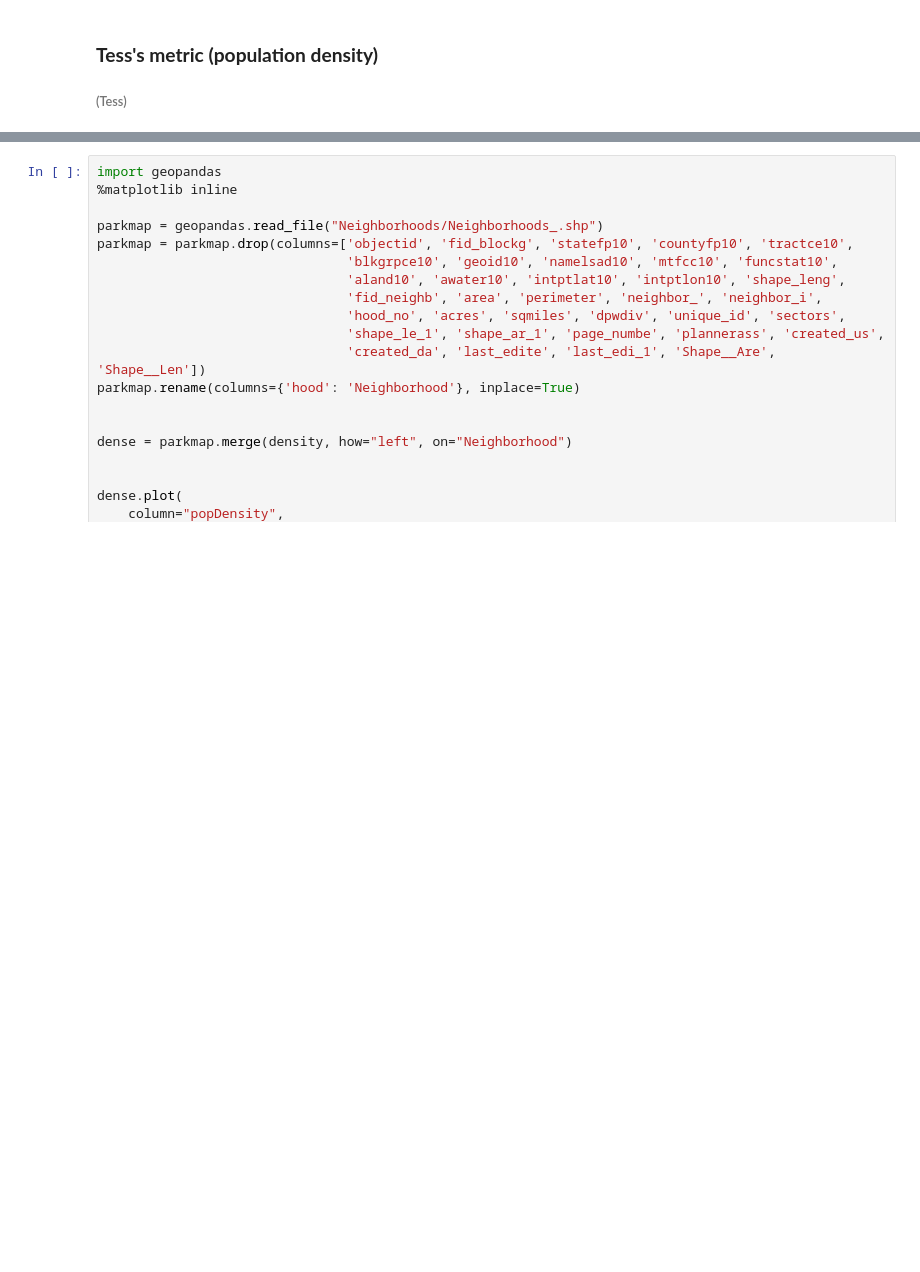
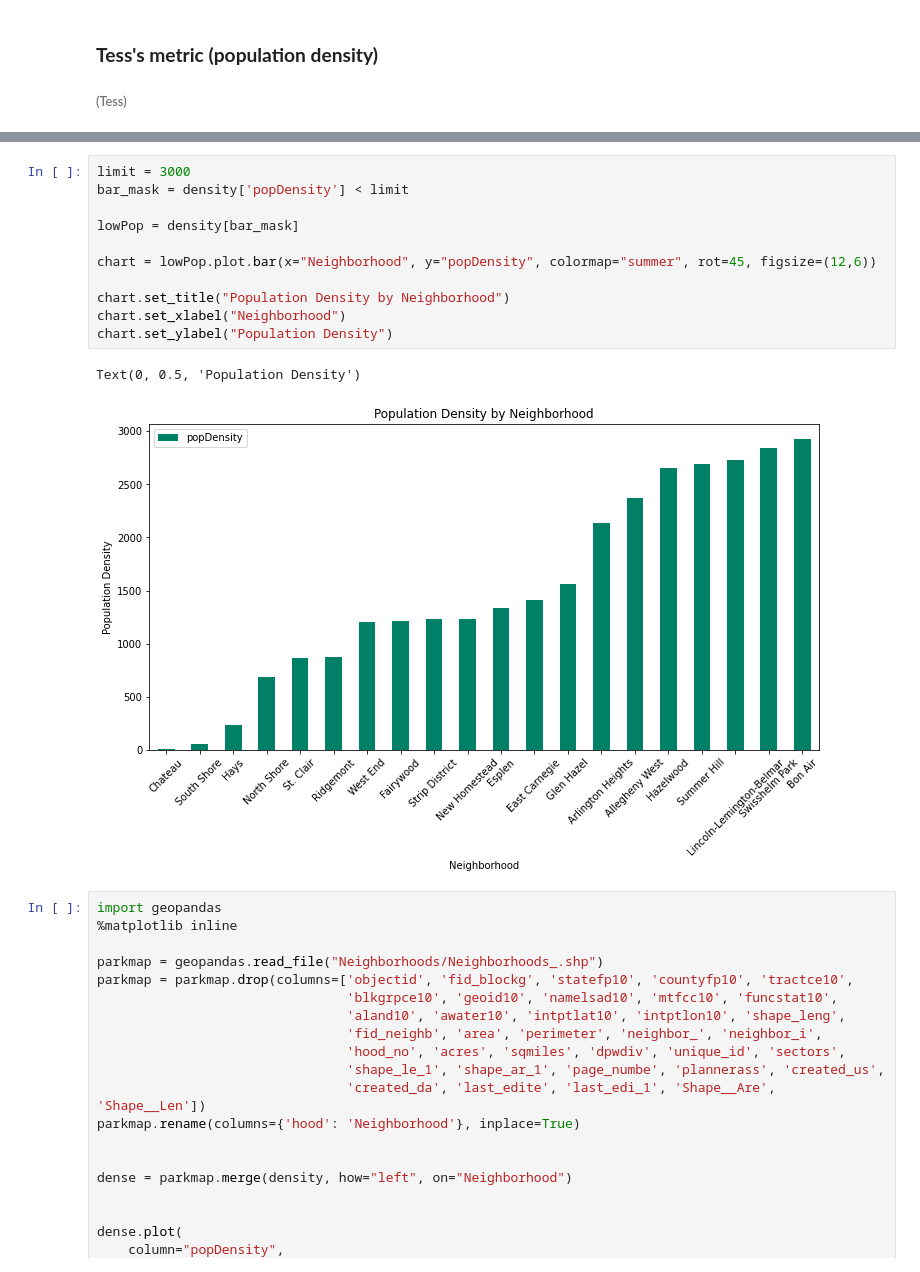
Before and after one commit to anikaGJ/toBeAPanther, a Jupyter notebook: BestNeighborhoodProject.ipynb, the cells around one changed output, grey strips where cells are left out. Cells and saved outputs as stored; diff of their text form; blank space fills up the shorter version.

Commit message:
Bar Graph!

```diff
--- a/BestNeighborhoodProject.ipynb
+++ b/BestNeighborhoodProject.ipynb
@@ -120,3 +127,17 @@ density.head(10)
+# %%
+limit = 3000
+bar_mask = density['popDensity'] < limit
+
+lowPop = density[bar_mask]
+
+chart = lowPop.plot.bar(x="Neighborhood", y="popDensity", colormap="summer", rot=45, figsize=(12,6))
+
+chart.set_title("Population Density by Neighborhood")
+chart.set_xlabel("Neighborhood")
+chart.set_ylabel("Population Density")
+# %% [output]
+Text(0, 0.5, 'Population Density')
+[figure, added]
 # %%
 import geopandas
 %matplotlib inline
```
Also changed, not shown: parts of 1 cell of this notebook.
